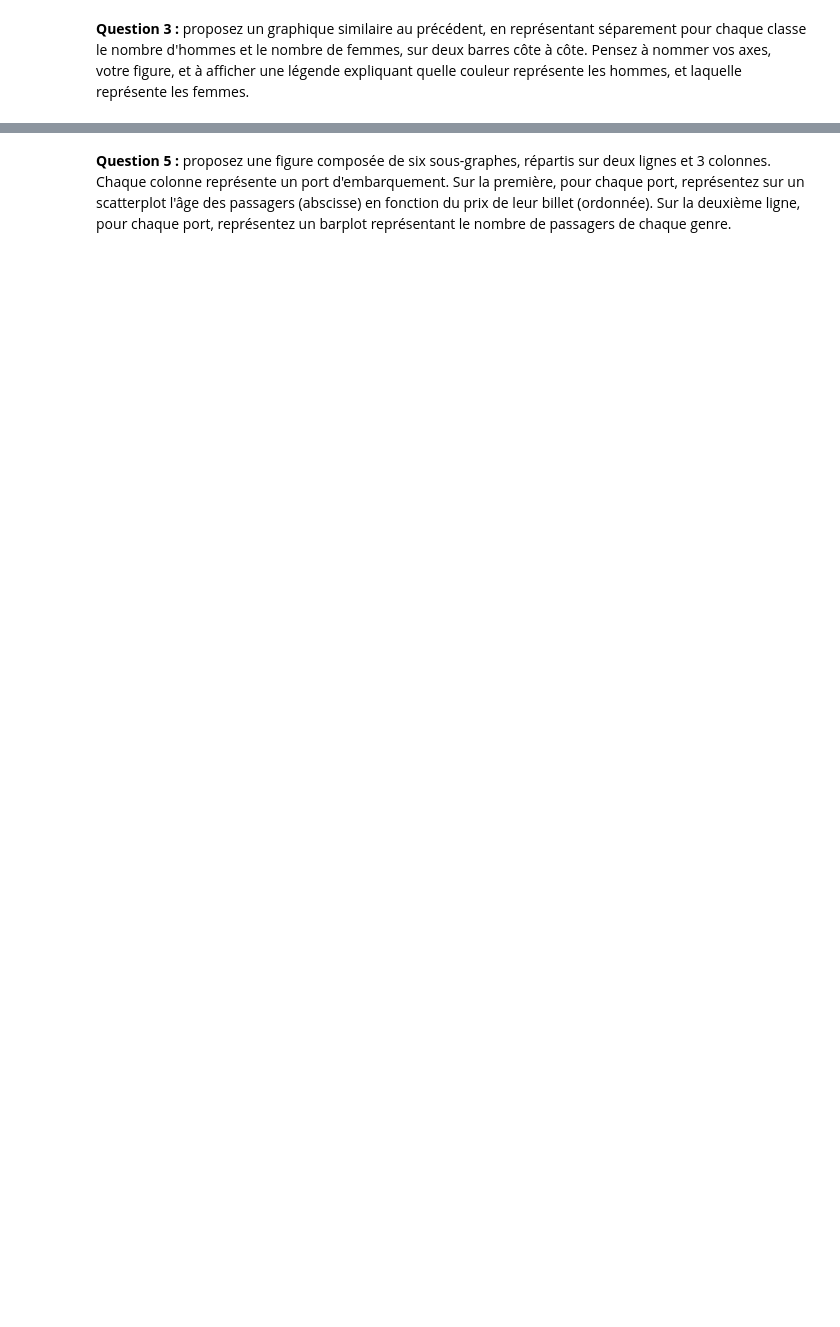
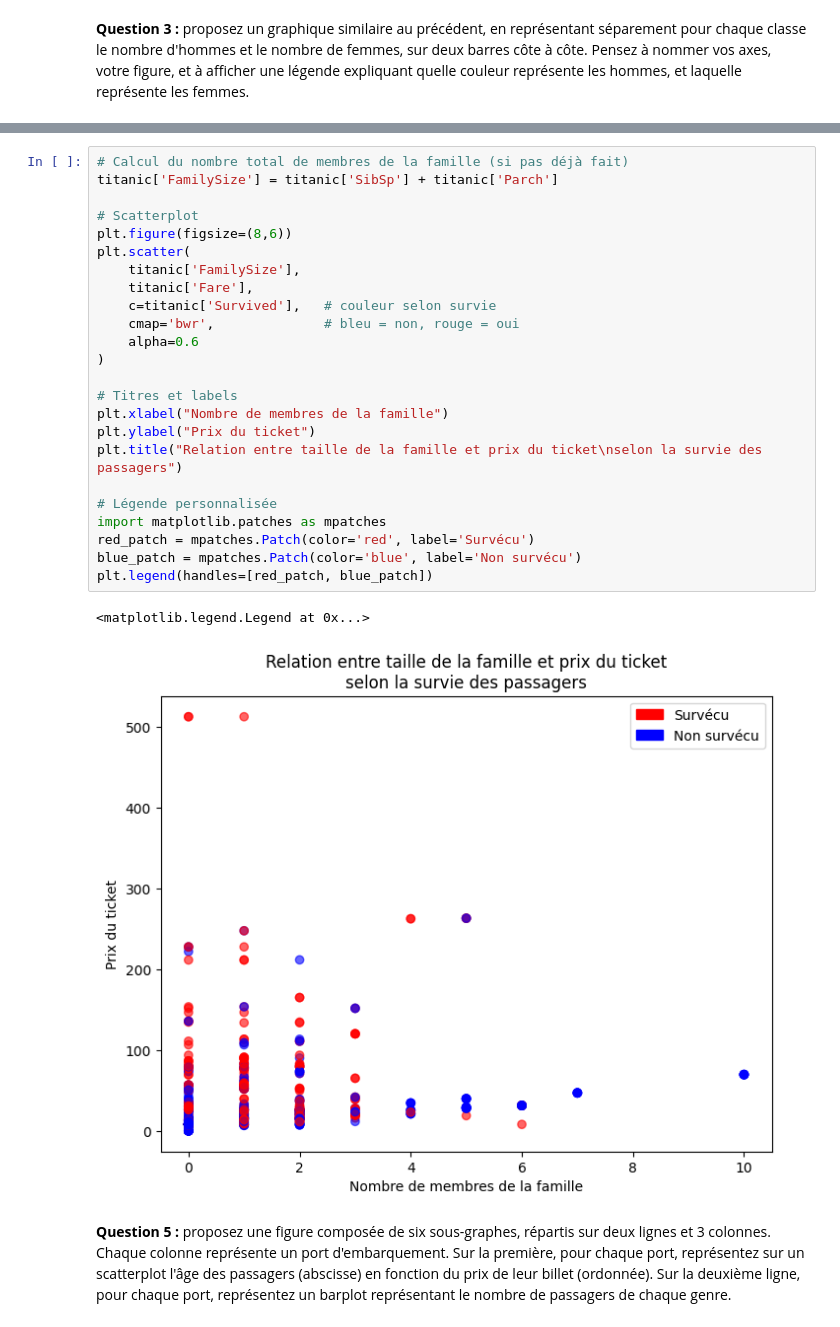
Before and after one commit to AD99i/titanic_ml, a Jupyter notebook: M03_TP01_Exercice.ipynb, the cells around one changed output, grey strips where cells are left out. Drawn from its saved outputs; the diff is of its cells as text; blank space fills up the shorter version.

```diff
--- a/M03_TP01_Exercice.ipynb
+++ b/M03_TP01_Exercice.ipynb
@@ -274,2 +379,29 @@ La documentation matplotlib est accessible à l'adresse suivante : https://matpl
+# %%
+# Calcul du nombre total de membres de la famille (si pas déjà fait)
+titanic['FamilySize'] = titanic['SibSp'] + titanic['Parch']
+
+# Scatterplot
+plt.figure(figsize=(8,6))
+plt.scatter(
+    titanic['FamilySize'],
+    titanic['Fare'],
+    c=titanic['Survived'],   # couleur selon survie
+    cmap='bwr',              # bleu = non, rouge = oui
+    alpha=0.6
+)
+
+# Titres et labels
+plt.xlabel("Nombre de membres de la famille")
+plt.ylabel("Prix du ticket")
+plt.title("Relation entre taille de la famille et prix du ticket\nselon la survie des passagers")
+
+# Légende personnalisée
+import matplotlib.patches as mpatches
+red_patch = mpatches.Patch(color='red', label='Survécu')
+blue_patch = mpatches.Patch(color='blue', label='Non survécu')
+plt.legend(handles=[red_patch, blue_patch])
+# %% [output]
+<matplotlib.legend.Legend at 0x...>
+[figure, added]
 # %% [markdown]
 **Question 5 :** proposez une figure composée de six sous-graphes, répartis sur deux lignes et 3 colonnes. Chaque colonne représente un port d'embarquement. Sur la première, pour chaque port, représentez sur un scatterplot l'âge des passagers (abscisse) en fonction du prix de leur billet (ordonnée). Sur la deuxième ligne, pour chaque port, représentez un barplot représentant le nombre de passagers de chaque genre.
```
Also changed, not shown: parts of 15 cells of this notebook, 1 other file.
